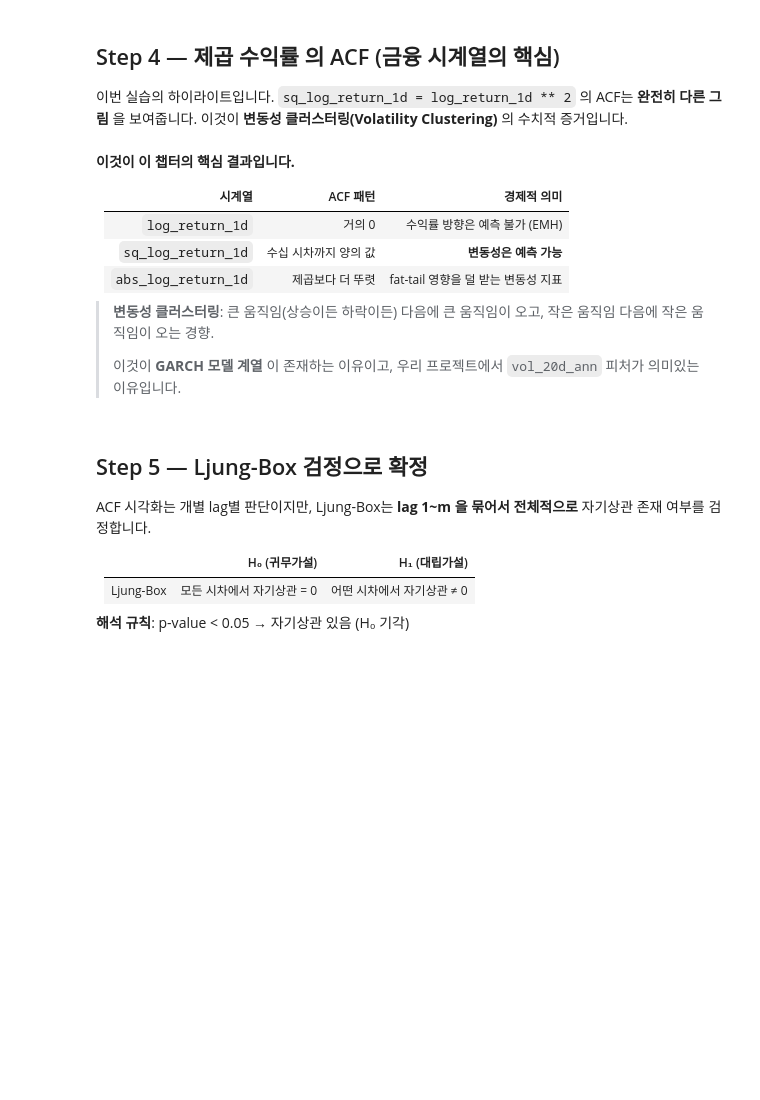
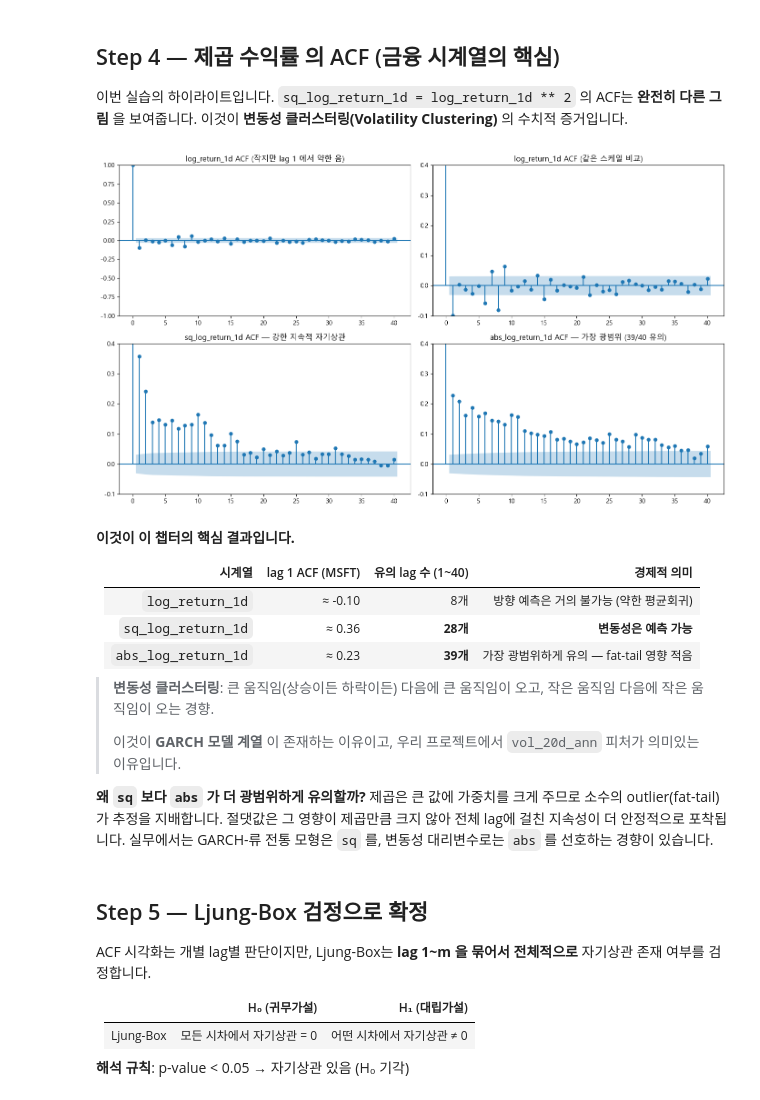
Before and after one commit to sybeom528/finance_project, a Jupyter notebook: 김재천/Study/week1_시계열기초/03_자기상관_실습.ipynb, the cells around one changed output. Cells and saved outputs as stored; diff of their text form; code cells hidden in the pictures; blank space fills up the shorter version.

```diff
--- a/김재천/Study/week1_시계열기초/03_자기상관_실습.ipynb
+++ b/김재천/Study/week1_시계열기초/03_자기상관_실습.ipynb
@@ -138,38 +190,43 @@ for h in range(11):
 # %%
 fig, axes = plt.subplots(2, 2, figsize=(14, 8))
 
 # 수익률 자기상관 (참고)
 plot_acf(df['log_return_1d'].dropna(), lags=40, ax=axes[0, 0])
-axes[0, 0].set_title('log_return_1d ACF (참고: 거의 0)')
+axes[0, 0].set_title('log_return_1d ACF (작지만 lag 1 에서 약한 음)')
 
 plot_acf(df['log_return_1d'].dropna(), lags=40, ax=axes[0, 1])
-axes[0, 1].set_title('log_return_1d ACF (동일)')
-axes[0, 1].set_ylim(-0.1, 0.4)  # 같은 스케일로 비교
+axes[0, 1].set_title('log_return_1d ACF (같은 스케일 비교)')
+axes[0, 1].set_ylim(-0.1, 0.4)  # 제곱/절댓값과 같은 스케일
 
 # 제곱 수익률 자기상관 (핵심)
 plot_acf(df['sq_log_return_1d'].dropna(), lags=40, ax=axes[1, 0])
-axes[1, 0].set_title('sq_log_return_1d ACF — 강한 지속적 자기상관!')
+axes[1, 0].set_title('sq_log_return_1d ACF — 강한 지속적 자기상관')
 axes[1, 0].set_ylim(-0.1, 0.4)
 
 # 절댓값 수익률 (더 안정적 지표)
 plot_acf(df['abs_log_return_1d'].dropna(), lags=40, ax=axes[1, 1])
-axes[1, 1].set_title('abs_log_return_1d ACF — 더 뚜렷한 지속 자기상관')
+axes[1, 1].set_title('abs_log_return_1d ACF — 가장 광범위 (39/40 유의)')
 axes[1, 1].set_ylim(-0.1, 0.4)
 
 plt.tight_layout()
 plt.show()
+# %% [output]
+[figure, added]
 # %% [markdown]
 **이것이 이 챕터의 핵심 결과입니다.**
 
-| 시계열 | ACF 패턴 | 경제적 의미 |
-|---|---|---|
-| `log_return_1d` | 거의 0 | 수익률 방향은 예측 불가 (EMH) |
-| `sq_log_return_1d` | 수십 시차까지 양의 값 | **변동성은 예측 가능** |
-| `abs_log_return_1d` | 제곱보다 더 뚜렷 | fat-tail 영향을 덜 받는 변동성 지표 |
+| 시계열 | lag 1 ACF (MSFT) | 유의 lag 수 (1~40) | 경제적 의미 |
+|---|---|---|---|
+| `log_return_1d` | ≈ -0.10 | 8개 | 방향 예측은 거의 불가능 (약한 평균회귀) |
+| `sq_log_return_1d` | ≈ 0.36 | **28개** | **변동성은 예측 가능** |
+| `abs_log_return_1d` | ≈ 0.23 | **39개** | 가장 광범위하게 유의 — fat-tail 영향 적음 |
 
 > **변동성 클러스터링**: 큰 움직임(상승이든 하락이든) 다음에 큰 움직임이 오고, 작은 움직임 다음에 작은 움직임이 오는 경향.
 >
 > 이것이 **GARCH 모델 계열** 이 존재하는 이유이고, 우리 프로젝트에서 `vol_20d_ann` 피처가 의미있는 이유입니다.
+
+**왜 `sq` 보다 `abs` 가 더 광범위하게 유의할까?**
+제곱은 큰 값에 가중치를 크게 주므로 소수의 outlier(fat-tail)가 추정을 지배합니다. 절댓값은 그 영향이 제곱만큼 크지 않아 전체 lag에 걸친 지속성이 더 안정적으로 포착됩니다. 실무에서는 GARCH-류 전통 모형은 `sq` 를, 변동성 대리변수로는 `abs` 를 선호하는 경향이 있습니다.
 # %% [markdown]
 ## Step 5 — Ljung-Box 검정으로 확정
 
```
Also changed, not shown: parts of 17 cells of this notebook, 11 other files.
